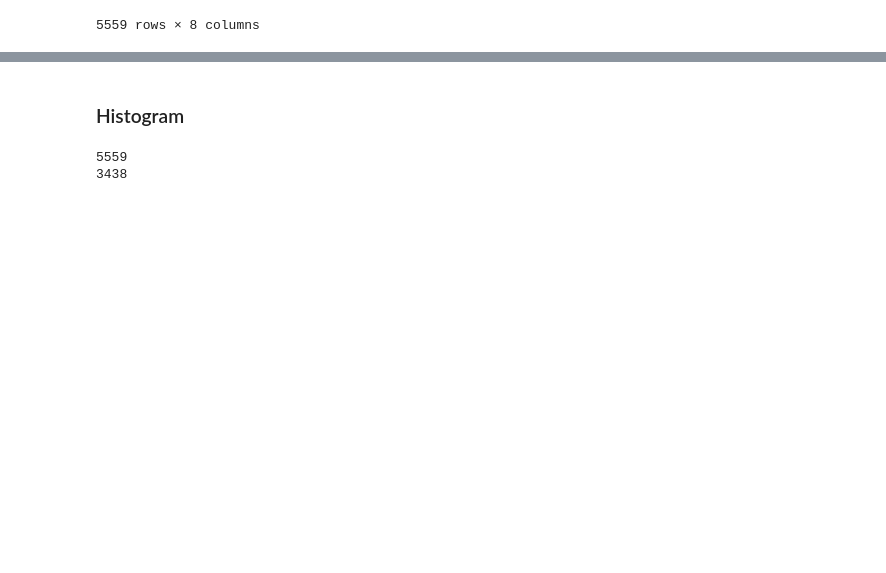
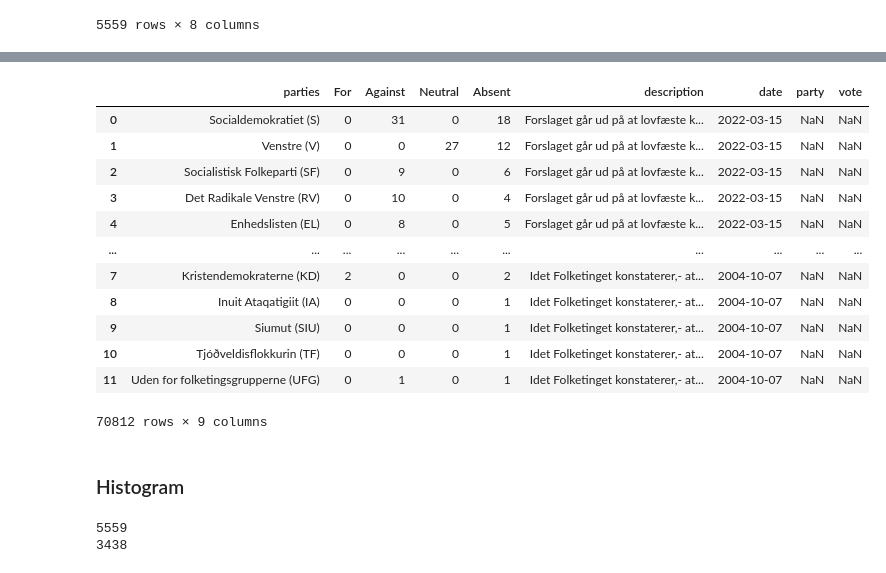
Before and after one commit to jonahank/Vote-Prediction-Model, a Jupyter notebook: data_collection/votes/process_data.ipynb, the cells around one changed output, grey strips where cells are left out. Saved outputs shown, nothing was run; the diff lists cells and outputs as text; code cells hidden in the pictures; blank space fills up the shorter version.

Commit message:
expanded views

```diff
--- a/data_collection/votes/process_data.ipynb
+++ b/data_collection/votes/process_data.ipynb
@@ -130,0 +137,4 @@ df.to_pickle("votes_data_cleaned_V2.pkl")
+# %%
+import pandas as pd
+df = pd.read_pickle("./votes_data_cleaned_V2.pkl")
+df.head(1)
@@ -130,0 +144,37 @@ df.to_pickle("votes_data_cleaned_V2.pkl")
+# %%
+### To party
+view = df
+# %%
+expanded_view = pd.DataFrame(columns=['date', 'description', 'party', 'vote'])
+
+
+for index, row in view.iterrows():
+
+
+    try:
+        temp = pd.DataFrame(view['votes_by_party'][index])
+        temp['description'] = view['description_text'][index]
+        temp['date'] = view['date'][index]
+
+        expanded_view = temp.append(expanded_view)
+
+    except:
+        temp['description'] = view['description_text'][index]
+        temp['date'] = view['date'][index]
+        print("error")
+
+expanded_view
+# %% [output]
+|  | parties | For | Against | Neutral | Absent | description | date | party | vote |
+| 0 | Socialdemokratiet (S) | 0 | 31 | 0 | 18 | Forslaget går ud på at lovfæste k... | 2022-03-15 | NaN | NaN |
+| 1 | Venstre (V) | 0 | 0 | 27 | 12 | Forslaget går ud på at lovfæste k... | 2022-03-15 | NaN | NaN |
+| 2 | Socialistisk Folkeparti (SF) | 0 | 9 | 0 | 6 | Forslaget går ud på at lovfæste k... | 2022-03-15 | NaN | NaN |
+| 3 | Det Radikale Venstre (RV) | 0 | 10 | 0 | 4 | Forslaget går ud på at lovfæste k... | 2022-03-15 | NaN | NaN |
+| 4 | Enhedslisten (EL) | 0 | 8 | 0 | 5 | Forslaget går ud på at lovfæste k... | 2022-03-15 | NaN | NaN |
+| ... | ... | ... | ... | ... | ... | ... | ... | ... | ... |
+| 7 | Kristendemokraterne (KD) | 2 | 0 | 0 | 2 | Idet Folketinget konstaterer,- at... | 2004-10-07 | NaN | NaN |
+| 8 | Inuit Ataqatigiit (IA) | 0 | 0 | 0 | 1 | Idet Folketinget konstaterer,- at... | 2004-10-07 | NaN | NaN |
+| 9 | Siumut (SIU) | 0 | 0 | 0 | 1 | Idet Folketinget konstaterer,- at... | 2004-10-07 | NaN | NaN |
+| 10 | Tjóðveldisflokkurin (TF) | 0 | 0 | 0 | 1 | Idet Folketinget konstaterer,- at... | 2004-10-07 | NaN | NaN |
+| 11 | Uden for folketingsgrupperne (UFG) | 0 | 1 | 0 | 1 | Idet Folketinget konstaterer,- at... | 2004-10-07 | NaN | NaN |
+70812 rows × 9 columns
```
Also changed, not shown: parts of 4 cells of this notebook, 2 other files.
